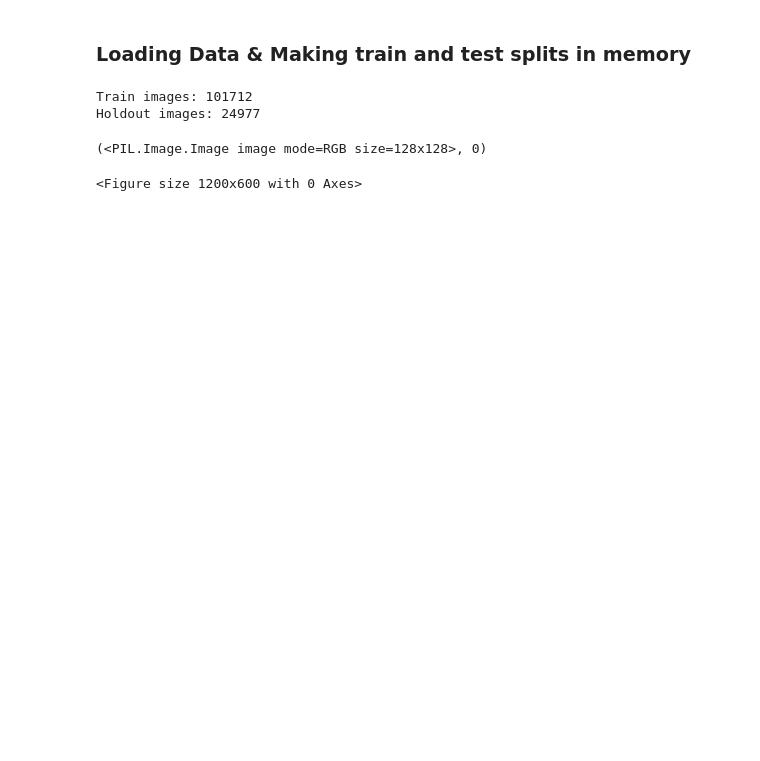
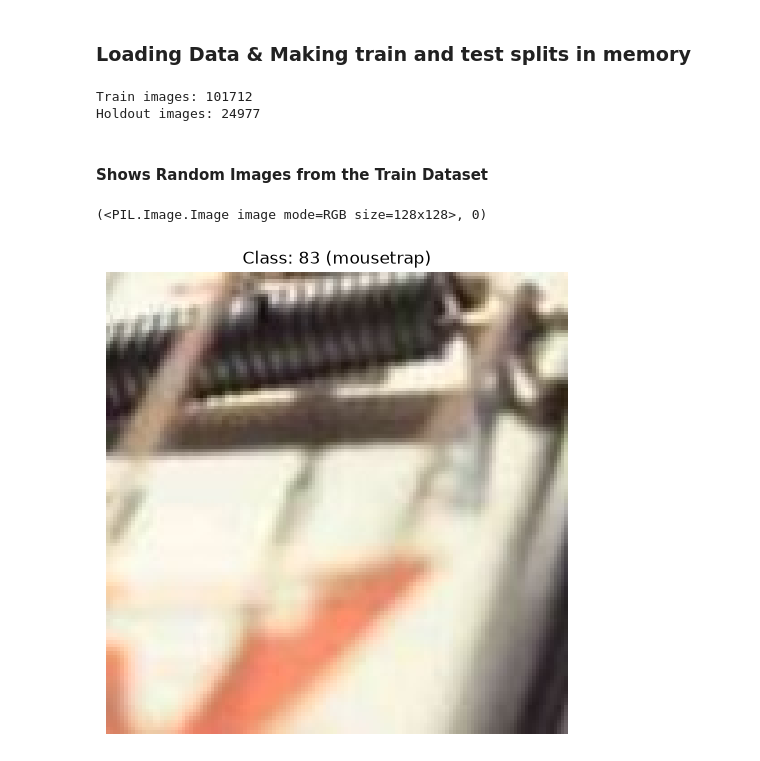
Before and after one commit to VennamaneniShreyansh/Puzzly, a Jupyter notebook: notebooks/organize_dataset.ipynb, the cells around one changed output. Saved outputs shown, nothing was run; the diff lists cells and outputs as text; code cells hidden in the pictures; blank space fills up the shorter version.

```diff
--- a/notebooks/organize_dataset.ipynb
+++ b/notebooks/organize_dataset.ipynb
@@ -48,11 +48,25 @@ holdout_base = ImageNet100Dataset("../data/imagenet100_128px", indices=holdout_i
 # %% [output]
 Train images: 101712
 Holdout images: 24977
+# %% [markdown]
+#### Shows Random Images from the Train Dataset
+# %%
+train_base[0]
+# %% [output]
+(<PIL.Image.Image image mode=RGB size=128x128>, 0)
 # %%
 from matplotlib import pyplot as plt
-plt.figure(figsize=(12, 6))
-# plt.imshow(train_base[0])
-train_base[0]
+import random
+
+def show_random_image(current_dataset):
+    random_index = random.randint(0, len(current_dataset) - 1)
+    plt.figure(figsize=(12, 6))
+    plt.axis(False)
+    plt.imshow(current_dataset[random_index][0])
+    plt.title(f"Class: {current_dataset[random_index][1]} ({class_names[current_dataset[random_index][1]]})")
+    plt.show()
+    current_dataset[random_index]
+
+show_random_image(train_base)
 # %% [output]
-(<PIL.Image.Image image mode=RGB size=128x128>, 0)
-<Figure size 1200x600 with 0 Axes>
+[figure, added]
```
Also changed, not shown: 3 other files.
